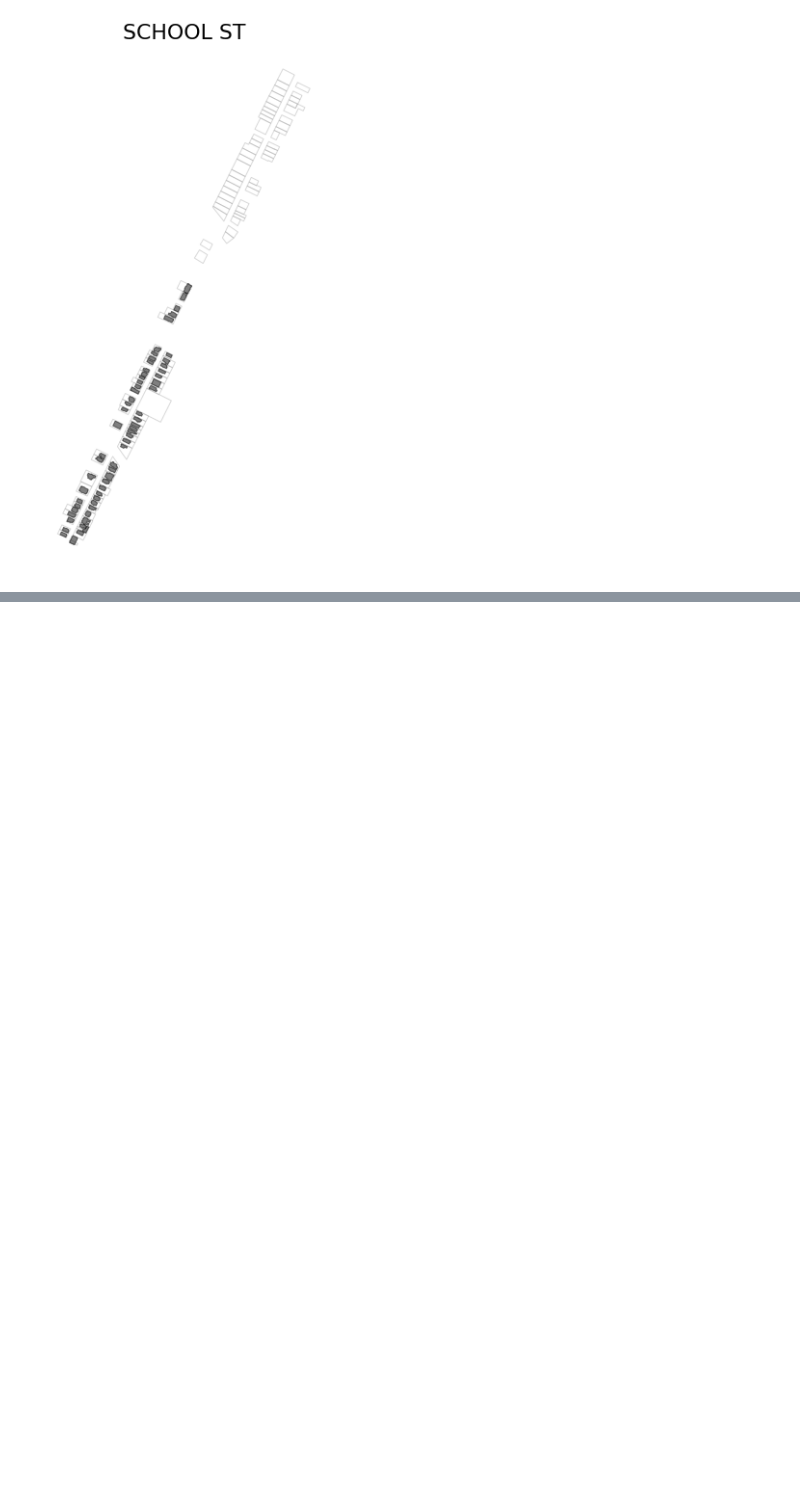
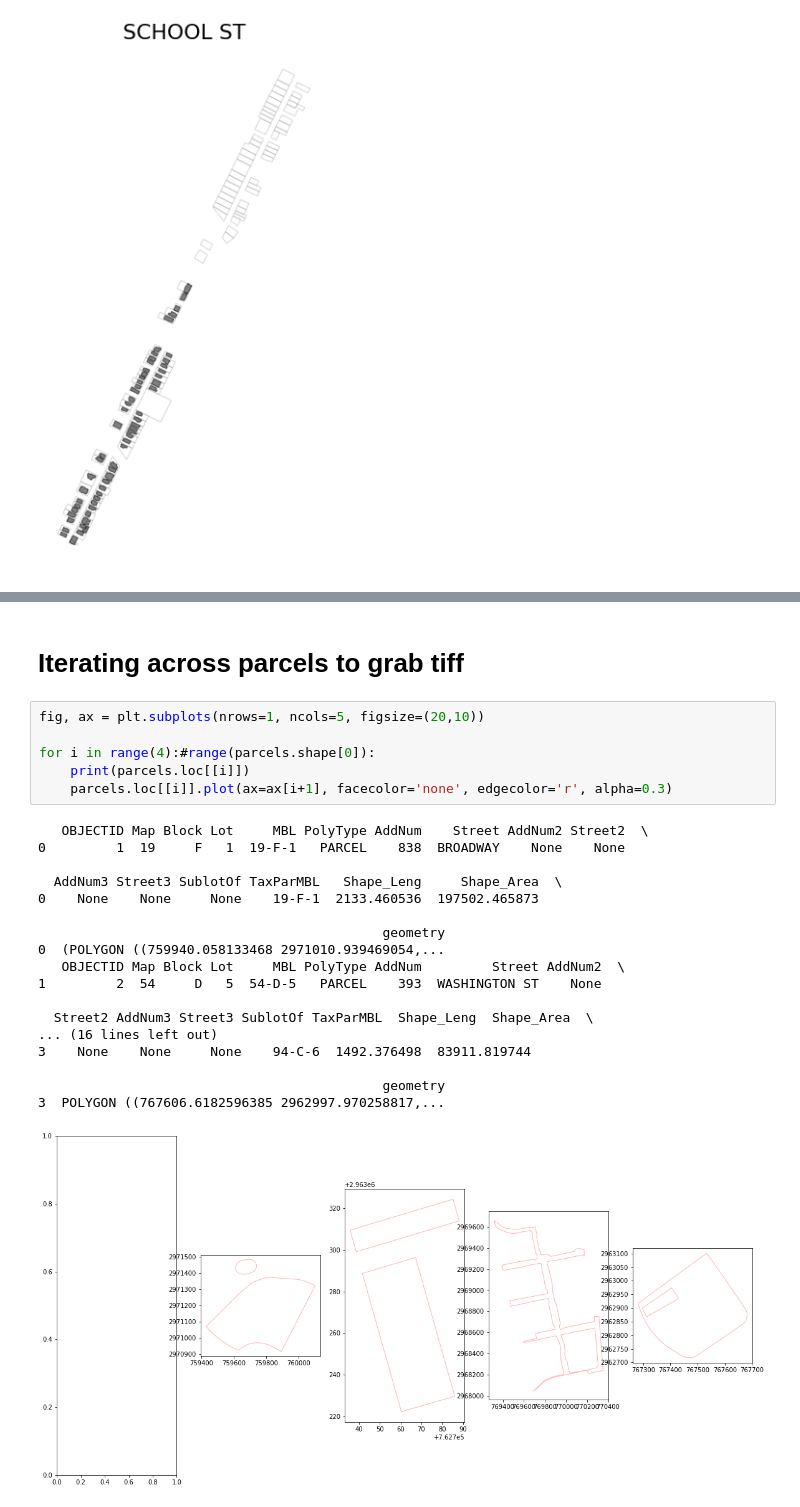
Before and after one commit to isms/ac297r-capstone-project, a Jupyter notebook: notebooks/parcel_buildings_map.ipynb, the cells around one changed output, grey strips where cells are left out. Saved outputs shown, nothing was run; the diff lists cells and outputs as text; blank space fills up the shorter version.

```diff
--- a/notebooks/parcel_buildings_map.ipynb
+++ b/notebooks/parcel_buildings_map.ipynb
@@ -36,0 +121,27 @@ plt.axis('off');
+# %% [markdown]
+# Iterating across parcels to grab tiff
+# %%
+fig, ax = plt.subplots(nrows=1, ncols=5, figsize=(20,10))
+
+for i in range(4):#range(parcels.shape[0]):
+    print(parcels.loc[[i]])
+    parcels.loc[[i]].plot(ax=ax[i+1], facecolor='none', edgecolor='r', alpha=0.3)
+# %% [output]
+   OBJECTID Map Block Lot     MBL PolyType AddNum    Street AddNum2 Street2  \
+0         1  19     F   1  19-F-1   PARCEL    838  BROADWAY    None    None
+
+  AddNum3 Street3 SublotOf TaxParMBL   Shape_Leng     Shape_Area  \
+0    None    None     None    19-F-1  2133.460536  197502.465873
+
+                                            geometry
+0  (POLYGON ((759940.058133468 2971010.939469054,...
+   OBJECTID Map Block Lot     MBL PolyType AddNum         Street AddNum2  \
+1         2  54     D   5  54-D-5   PARCEL    393  WASHINGTON ST    None
+
+  Street2 AddNum3 Street3 SublotOf TaxParMBL  Shape_Leng  Shape_Area  \
+... (16 lines left out)
+3    None    None     None    94-C-6  1492.376498  83911.819744
+
+                                            geometry
+3  POLYGON ((767606.6182596385 2962997.970258817,...
+[figure, added]
```
Also changed, not shown: parts of 7 cells of this notebook.
